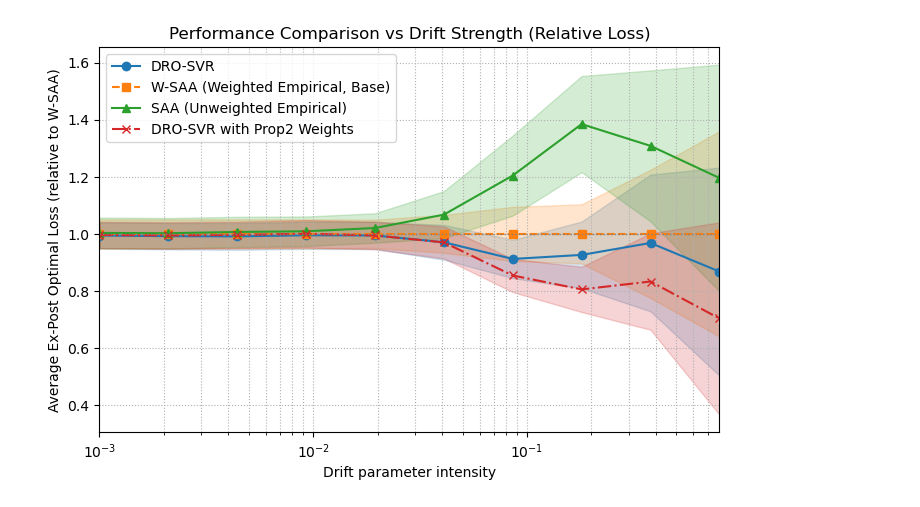
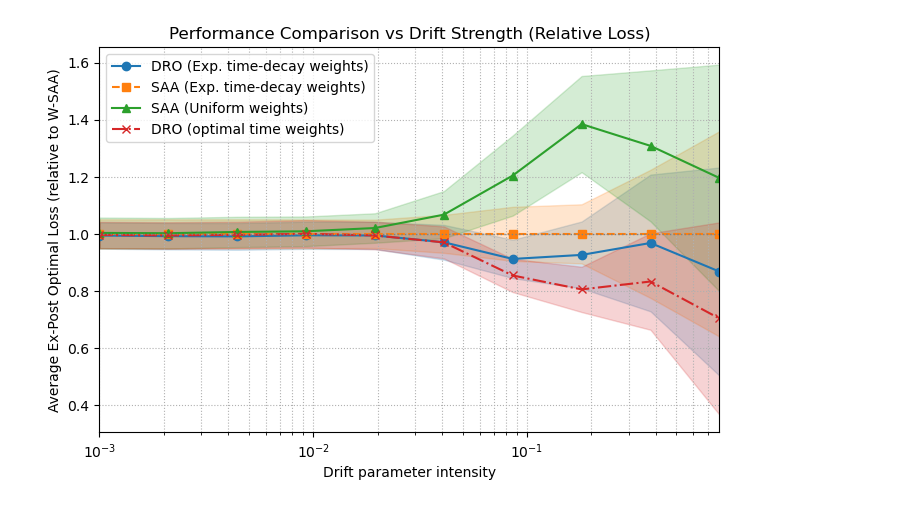
Before and after one commit to ujicrush/SP2, a Jupyter notebook: corollary problem comparison first-order wasserstein optimal weights.ipynb, the cells around one changed output. Cells and saved outputs as stored; diff of their text form; code cells hidden in the pictures.

```diff
--- a/corollary problem comparison first-order wasserstein optimal weights.ipynb
+++ b/corollary problem comparison first-order wasserstein optimal weights.ipynb
@@ -516,35 +516,35 @@ prop2_sem = np.array(list(sem_results_all_methods['Prop2'].values()))
 plt.figure(figsize=(8,5))
 
 # DRO-SVR
-plt.plot(drift_params_array, dro_mean, marker='o', color='tab:blue', label='DRO-SVR')
+plt.plot(drift_params_array, dro_mean, marker='o', color='tab:blue', label='DRO (Exp. time-decay weights)')
 plt.fill_between(drift_params_array, dro_mean - dro_sem, dro_mean + dro_sem,
                  color='tab:blue', alpha=0.2)
 
 # W-SAA
 plt.plot(drift_params_array, w_saa_mean, marker='s', linestyle='--',
-         color='tab:orange', label='W-SAA (Weighted Empirical, Base)')
+         color='tab:orange', label='SAA (Exp. time-decay weights)')
 plt.fill_between(drift_params_array, w_saa_mean - w_saa_sem, w_saa_mean + w_saa_sem,
                  color='tab:orange', alpha=0.2)
 
 # SAA
-plt.plot(drift_params_array, saa_mean, marker='^', color='tab:green', label='SAA (Unweighted Empirical)')
+plt.plot(drift_params_array, saa_mean, marker='^', color='tab:green', label='SAA (Uniform weights)')
 plt.fill_between(drift_params_array, saa_mean - saa_sem, saa_mean + saa_sem,
                  color='tab:green', alpha=0.2)
 
 # Prop2
 plt.plot(drift_params_array, prop2_mean, marker='x', linestyle='-.',
-         color='tab:red', label='DRO-SVR with Prop2 Weights')
+         color='tab:red', label='DRO (optimal time weights)')
 plt.fill_between(drift_params_array, prop2_mean - prop2_sem, prop2_mean + prop2_sem,
                  color='tab:red', alpha=0.2)
 
 plt.axhline(y=1.0, color='gray', linestyle=':', linewidth=1)
 plt.xscale('log')
 plt.xlim(min(drift_params_array), max(drift_params_array))
 plt.xlabel("Drift parameter intensity")
 plt.ylabel("Average Ex-Post Optimal Loss (relative to W-SAA)")
 plt.title("Performance Comparison vs Drift Strength (Relative Loss)")
 plt.legend()
 plt.grid(True, which='both', ls=':')
 plt.show()
 # %% [output]
-[figure, old version]
+[figure, new version]
```
Also changed, not shown: 2 other files.
